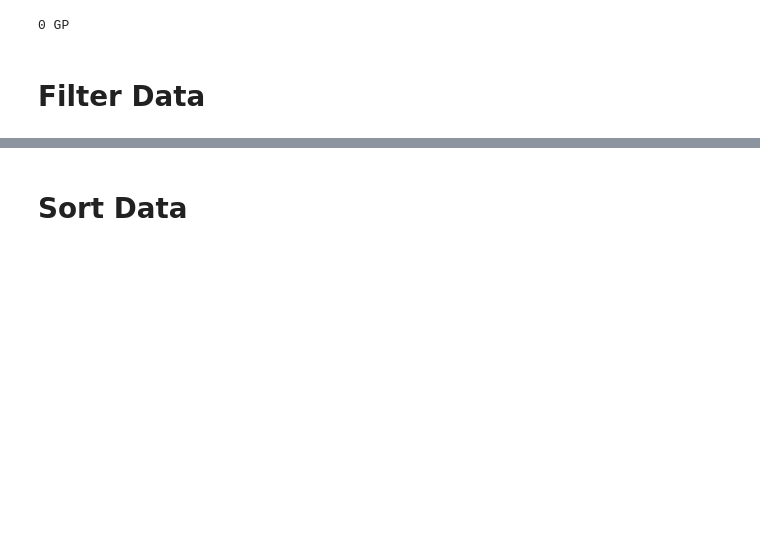
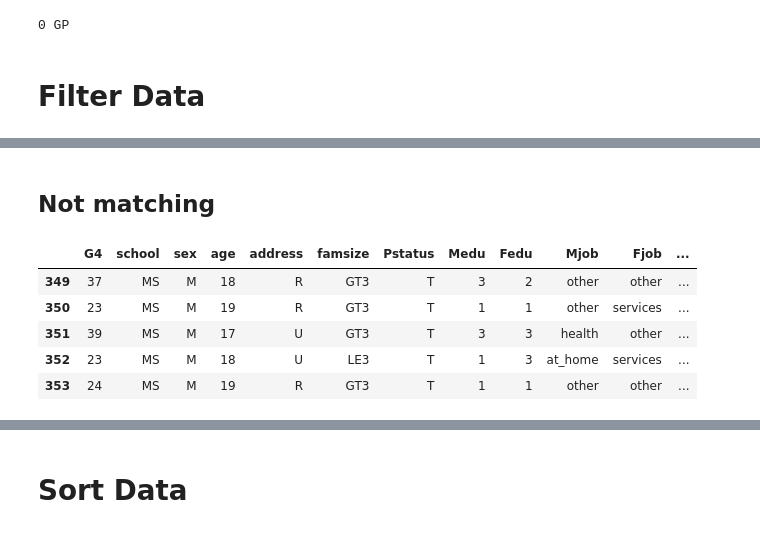
Before and after one commit to id-shiv/knowledge_base, a Jupyter notebook: [Project_401]_Data_Handling_with_Pandas.ipynb, the cells around one changed output, grey strips where cells are left out. Saved outputs shown, nothing was run; the diff lists cells and outputs as text; code cells hidden in the pictures; blank space fills up the shorter version.

```diff
--- a/[Project_401]_Data_Handling_with_Pandas.ipynb
+++ b/[Project_401]_Data_Handling_with_Pandas.ipynb
@@ -123,0 +106,12 @@ data.loc[data['Mjob'] == 'at_home']
+# %% [markdown]
+## Not matching
+# %%
+# Filter by string not contains
+data.loc[~data['school'].str.contains('G')].head()
+# %% [output]
+|  | G4 | school | sex | age | address | famsize | Pstatus | Medu | Fedu | Mjob | Fjob | ... |
+| 349 | 37 | MS | M | 18 | R | GT3 | T | 3 | 2 | other | other | ... |
+| 350 | 23 | MS | M | 19 | R | GT3 | T | 1 | 1 | other | services | ... |
+| 351 | 39 | MS | M | 17 | U | GT3 | T | 3 | 3 | health | other | ... |
+| 352 | 23 | MS | M | 18 | U | LE3 | T | 1 | 3 | at_home | services | ... |
+| 353 | 24 | MS | M | 19 | R | GT3 | T | 1 | 1 | other | other | ... |
```
Also changed, not shown: parts of 12 cells of this notebook.
